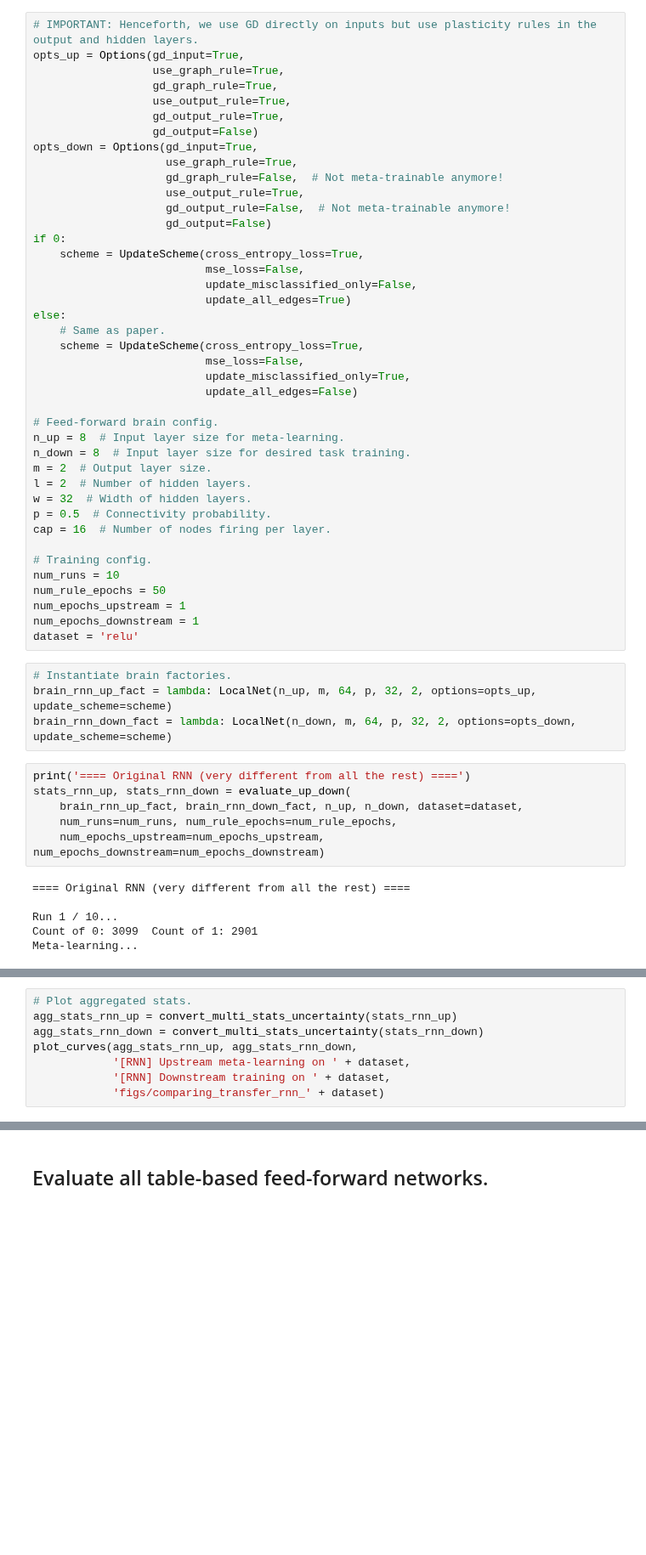
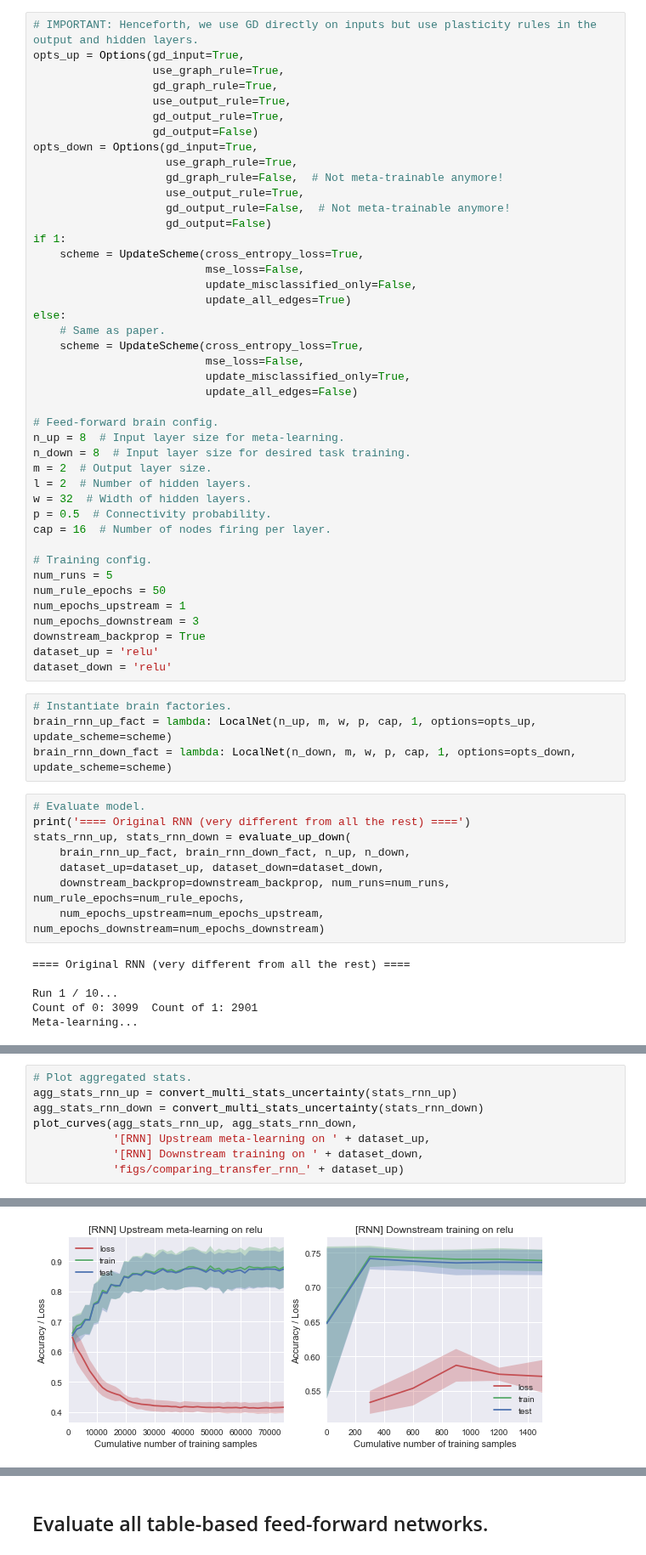
Before and after one commit to saykartik/assemblies, a Jupyter notebook: BrainNet/notebooks/FF_experiments_comparing_relu.ipynb, the cells around one changed output, grey strips where cells are left out. Shown at 85% size. Saved outputs shown, nothing was run; the diff lists cells and outputs as text; blank space fills up the shorter version.

Commit message:
Updated to use new API and most of the params from the comparing halfspace notebook.

```diff
--- a/BrainNet/notebooks/FF_experiments_comparing_relu.ipynb
+++ b/BrainNet/notebooks/FF_experiments_comparing_relu.ipynb
@@ -20,7 +20,7 @@ opts_down = Options(gd_input=True,
                     use_output_rule=True,
                     gd_output_rule=False,  # Not meta-trainable anymore!
                     gd_output=False)
-if 0:
+if 1:
     scheme = UpdateScheme(cross_entropy_loss=True,
                           mse_loss=False,
                           update_misclassified_only=False,
@@ -42,20 +42,24 @@ p = 0.5  # Connectivity probability.
 cap = 16  # Number of nodes firing per layer.
 
 # Training config.
-num_runs = 10
+num_runs = 5
 num_rule_epochs = 50
 num_epochs_upstream = 1
-num_epochs_downstream = 1
-dataset = 'relu'
+num_epochs_downstream = 3
+downstream_backprop = True
+dataset_up = 'relu'
+dataset_down = 'relu'
 # %%
 # Instantiate brain factories.
-brain_rnn_up_fact = lambda: LocalNet(n_up, m, 64, p, 32, 2, options=opts_up, update_scheme=scheme)
-brain_rnn_down_fact = lambda: LocalNet(n_down, m, 64, p, 32, 2, options=opts_down, update_scheme=scheme)
+brain_rnn_up_fact = lambda: LocalNet(n_up, m, w, p, cap, 1, options=opts_up, update_scheme=scheme)
+brain_rnn_down_fact = lambda: LocalNet(n_down, m, w, p, cap, 1, options=opts_down, update_scheme=scheme)
 # %%
+# Evaluate model.
 print('==== Original RNN (very different from all the rest) ====')
 stats_rnn_up, stats_rnn_down = evaluate_up_down(
-    brain_rnn_up_fact, brain_rnn_down_fact, n_up, n_down, dataset=dataset,
-    num_runs=num_runs, num_rule_epochs=num_rule_epochs,
+    brain_rnn_up_fact, brain_rnn_down_fact, n_up, n_down,
+    dataset_up=dataset_up, dataset_down=dataset_down,
+    downstream_backprop=downstream_backprop, num_runs=num_runs, num_rule_epochs=num_rule_epochs,
     num_epochs_upstream=num_epochs_upstream, num_epochs_downstream=num_epochs_downstream)
 # %% [output]
 ==== Original RNN (very different from all the rest) ====
@@ -76,6 +72,7 @@ plot_curves(stats_rnn_up[-1], stats_rnn_down[-1],
 agg_stats_rnn_up = convert_multi_stats_uncertainty(stats_rnn_up)
 agg_stats_rnn_down = convert_multi_stats_uncertainty(stats_rnn_down)
 plot_curves(agg_stats_rnn_up, agg_stats_rnn_down,
-            '[RNN] Upstream meta-learning on ' + dataset,
-            '[RNN] Downstream training on ' + dataset,
-            'figs/comparing_transfer_rnn_' + dataset)
+            '[RNN] Upstream meta-learning on ' + dataset_up,
+            '[RNN] Downstream training on ' + dataset_down,
+            'figs/comparing_transfer_rnn_' + dataset_up)
+# %% [output]
@@ -81,0 +80 @@ plot_curves(agg_stats_rnn_up, agg_stats_rnn_down,
+[figure, added]
```
Also changed, not shown: parts of 11 cells of this notebook.
